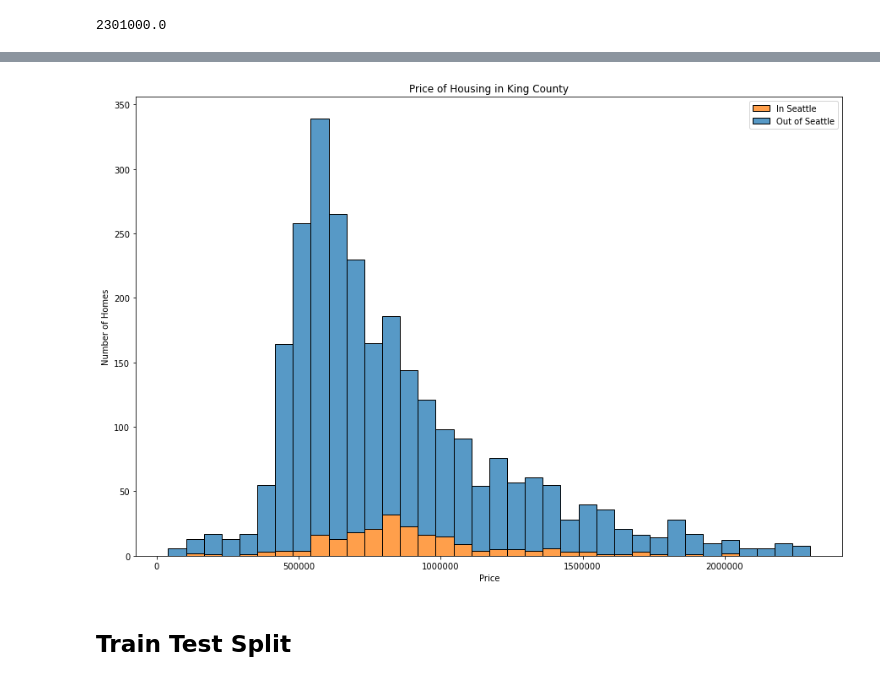
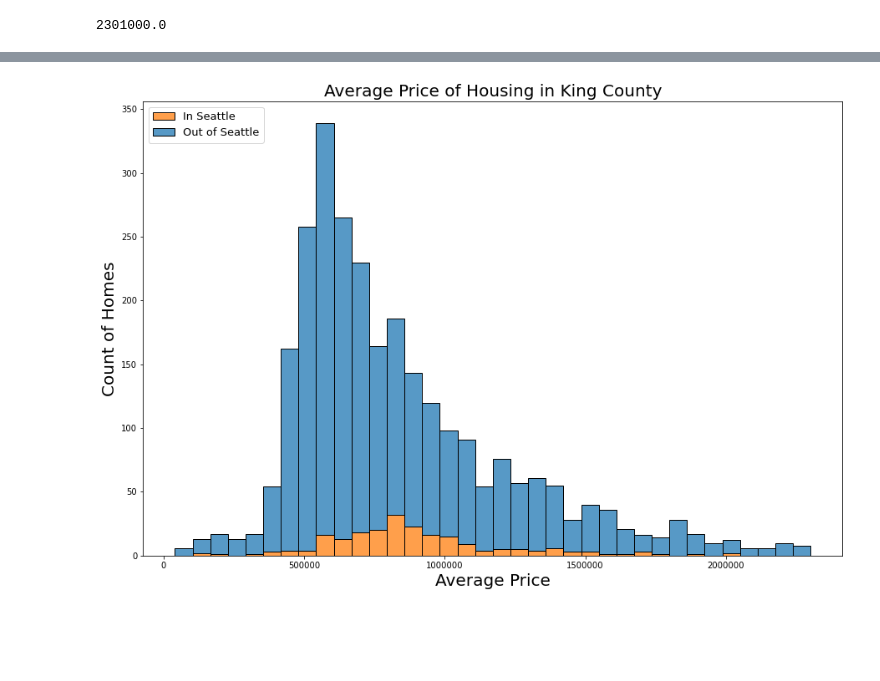
Before and after one commit to albertcchen/dsc-phase-2-project, a Jupyter notebook: Data_Visuals.ipynb, the cells around one changed output, grey strips where cells are left out. Drawn from its saved outputs; the diff is of its cells as text; code cells hidden in the pictures; blank space fills up the shorter version.

Commit message:
updated data and ppt visuals

```diff
--- a/Data_Visuals.ipynb
+++ b/Data_Visuals.ipynb
@@ -114,6 +114,8 @@ data_relevant
 | 2735 | 880000.0 | 4 | 2.5 | 2260 | 5661 | 1.0 | 460 | 230 | 2000 | ... |
 | 2736 | 800000.0 | 3 | 2.0 | 1620 | 3600 | 1.0 | 240 | 110 | 1995 | ... |
 2737 rows × 14 columns
+# %%
+data_relevant = data_relevant[data_relevant['condition_code'] >= 3]
 # %%
 data_relevant['price'].min()
 # %% [output]
@@ -135,11 +139,13 @@ plt.ticklabel_format(style='plain', axis='y');
 # %%
 fig, ax = plt.subplots(figsize = (15 , 10))
 
-sns.histplot(data_relevant, x='price', hue="in_Seattle", multiple="stack")
-plt.legend(loc='upper right', labels=['In Seattle', 'Out of Seattle'])
-ax.set_xlabel('Price')
-ax.set_ylabel('Number of Homes')
-ax.set_title('Price of Housing in King County')
-plt.ticklabel_format(style='plain', axis='x');
+import matplotlib.ticker as ticker
+
+sns.histplot(data_relevant, x="price", hue="in_Seattle", multiple="stack")
+plt.legend(loc='upper left', labels=['In Seattle', 'Out of Seattle'], fontsize = 13)
+ax.set_xlabel('Average Price', fontsize = 20)
+ax.set_ylabel('Count of Homes', fontsize = 20)
+ax.set_title('Average Price of Housing in King County', fontsize = 20)
+plt.ticklabel_format(style='plain',axis='x');
 # %% [output]
-[figure, old version]
+[figure, new version]
@@ -155,2 +151,0 @@ ax.legend(['In Seattle','Out Seattle']);
-# %% [markdown]
-## Train Test Split
```
Also changed, not shown: parts of 25 cells of this notebook.
